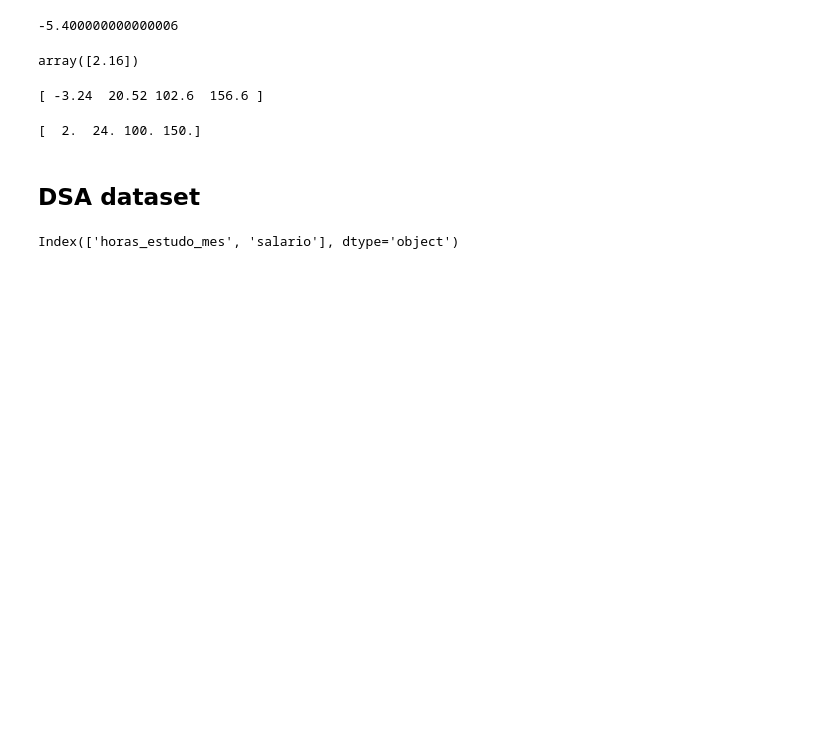
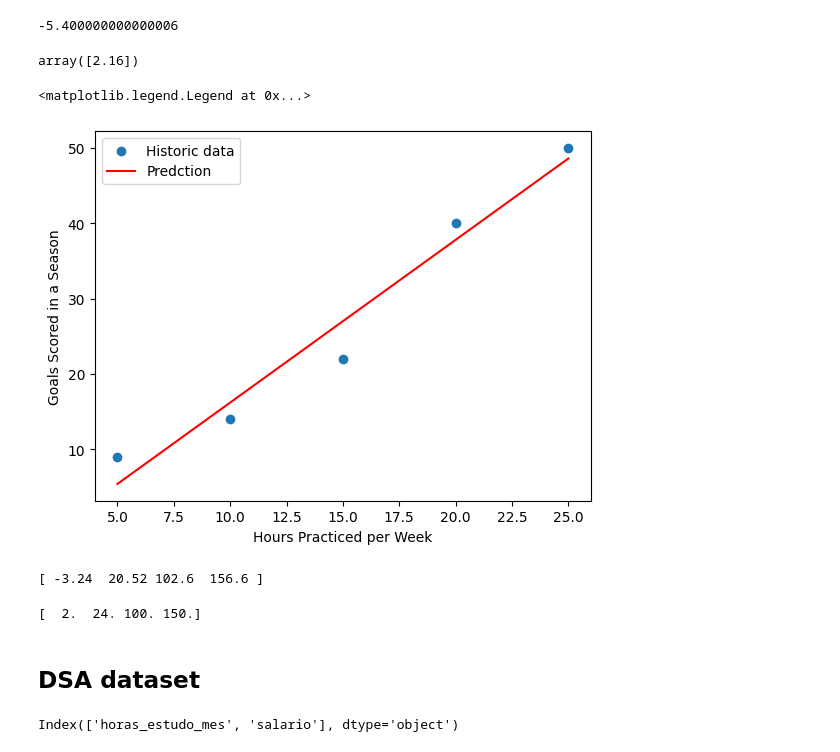
Before and after one commit to Akingzs/Python-Data-Science, a Jupyter notebook: Model Development/linear_regression.ipynb, the cells around one changed output. Cells and saved outputs as stored; diff of their text form; code cells hidden in the pictures; blank space fills up the shorter version.

```diff
--- a/Model Development/linear_regression.ipynb
+++ b/Model Development/linear_regression.ipynb
@@ -52,6 +52,15 @@ a.intercept_
 a.coef_
 # %% [output]
 array([2.16])
+# %%
+plt.scatter(x,y,label='Historic data')
+plt.plot(x, Yhat, color='red', label='Predction')
+plt.xlabel('Hours Practiced per Week')
+plt.ylabel('Goals Scored in a Season')
+plt.legend()
+# %% [output]
+<matplotlib.legend.Legend at 0x...>
+[figure, added]
 # %%
 hours = pd.DataFrame({'Hours Practiced per Week (x)': [1,12,50,75]})
 predicted_goals = lm.predict(hours)
```
Also changed, not shown: parts of 10 cells of this notebook, 1 other file.
